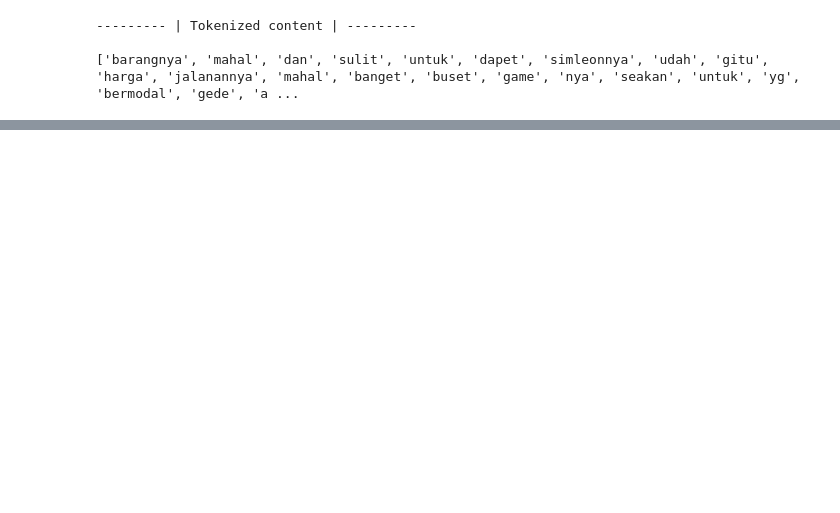
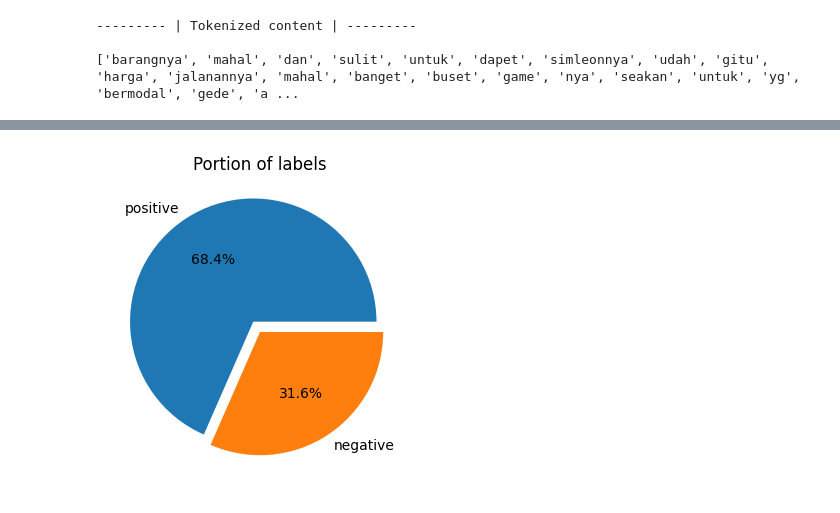
Before and after one commit to sayid-alt/simcity-reviews-sentiment-analysis, a Jupyter notebook: notebook.ipynb, the cells around one changed output, grey strips where cells are left out. Saved outputs shown, nothing was run; the diff lists cells and outputs as text; code cells hidden in the pictures; blank space fills up the shorter version.

Commit message:
Labeling and visualization

```diff
--- a/notebook.ipynb
+++ b/notebook.ipynb
@@ -318,0 +343,3 @@ print(f"{df_cleaned['content_tokenized'].iloc[0]}\n")
+# %%
+def to_sentence(content):
+    return ' '.join(content)
@@ -318,0 +420,32 @@ print(f"{df_cleaned['content_tokenized'].iloc[0]}\n")
+# %%
+def analysis_label(content):
+    # iniitatate variable to store the final score
+    score = 0
+
+    # iterate each word to identify if it's negative or positive word
+    for word in content.split():
+        # if the word in the positive lexicon
+        if word in lexicon_pos:
+            # add the score by word positive score
+            score += lexicon_pos[word]
+
+        # if the word in the negative lexicon
+        elif word in lexicon_neg:
+            # add the score by word negative score
+            score += lexicon_neg[word]
+
+
+    # identify lebel based on final score
+    if score > 0:
+        return 'positive'
+    else:
+        return 'negative'
+# %%
+# copying the cleaned dataset so we can have the original of cleaned dataset
+df_labeled = df_cleaned.copy()
+
+# apply each content analysis to label either negative or positive
+df_labeled['labels'] = df_labeled['text_preprocessed'].apply(analysis_label)
+
+# count the number of negative and postiive label
+df_labeled['labels'].value_counts()
@@ -318,0 +477,11 @@ print(f"{df_cleaned['content_tokenized'].iloc[0]}\n")
+# %%
+fig, ax = plt.subplots(figsize=(15, 4))
+
+data = df_labeled['labels'].value_counts().tolist()
+labels = df_labeled['labels'].value_counts().index.tolist()
+
+ax.pie(x=data, labels=labels, explode=(0.1, 0), autopct='%1.1f%%')
+ax.set_title('Portion of labels')
+plt.show()
+# %% [output]
+[figure, added]
```
Also changed, not shown: parts of 42 cells of this notebook.
